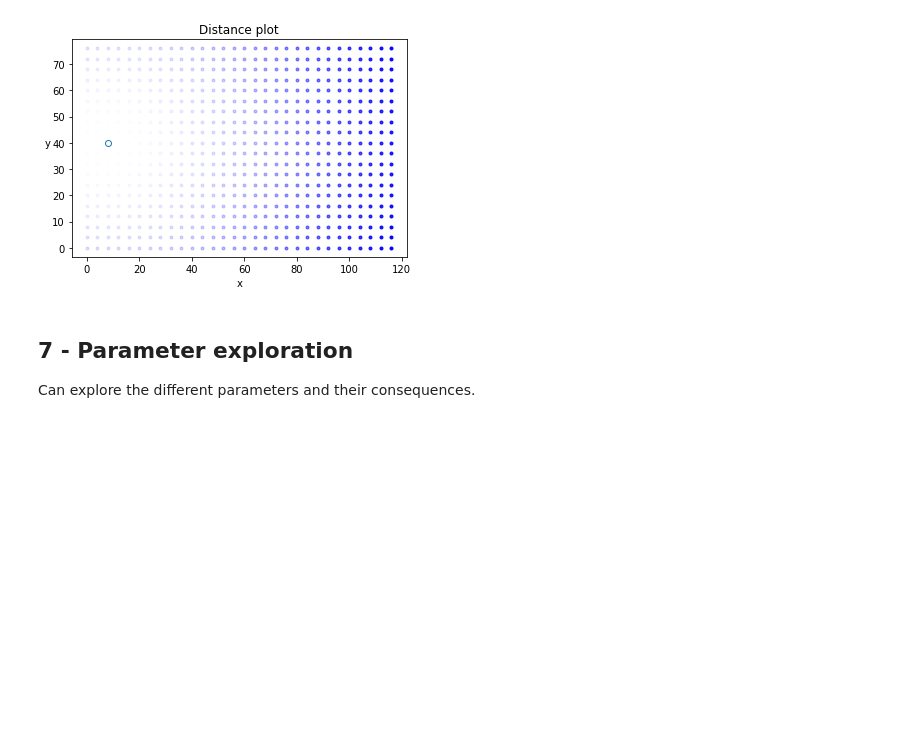
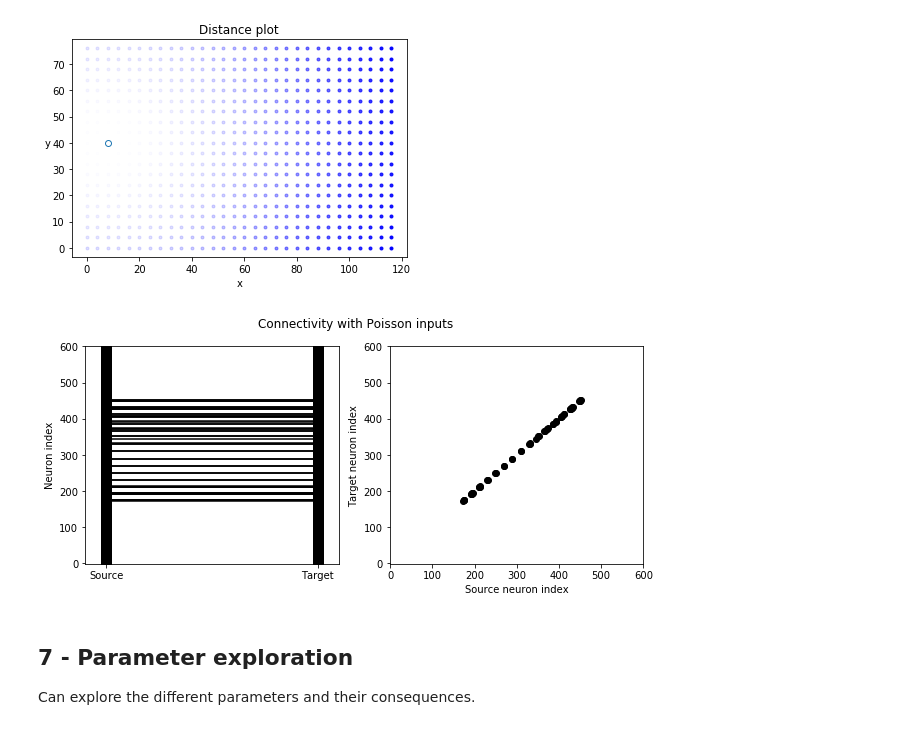
Before and after one commit to Victoriad1996/SemesterProject, a Jupyter notebook: SimpleFairhall/fairhall.ipynb, the cells around one changed output. Saved outputs shown, nothing was run; the diff lists cells and outputs as text; code cells hidden in the pictures; blank space fills up the shorter version.

```diff
--- a/SimpleFairhall/fairhall.ipynb
+++ b/SimpleFairhall/fairhall.ipynb
@@ -142,6 +142,10 @@ functions.plot_distance(fm1)
 # %% [output]
 [figure]
 [figure]
+# %%
+PlotNetworkStructure.visualise_connectivity(fm1.SPCP, 'Connectivity with Poisson inputs')
+# %% [output]
+[figure, added]
 # %% [markdown]
 ## 7 - Parameter exploration
 Can explore the different parameters and their consequences.
```
Also changed, not shown: parts of 2 cells of this notebook.
